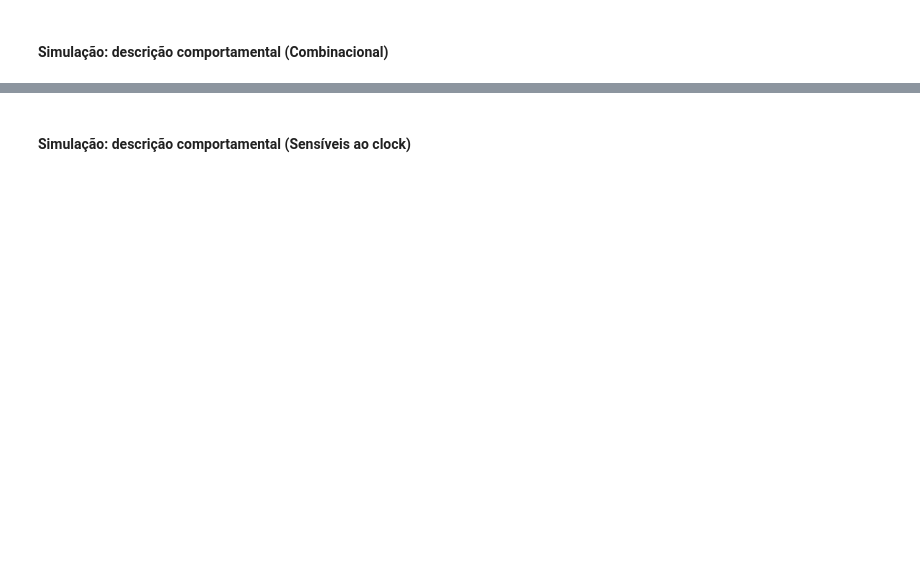
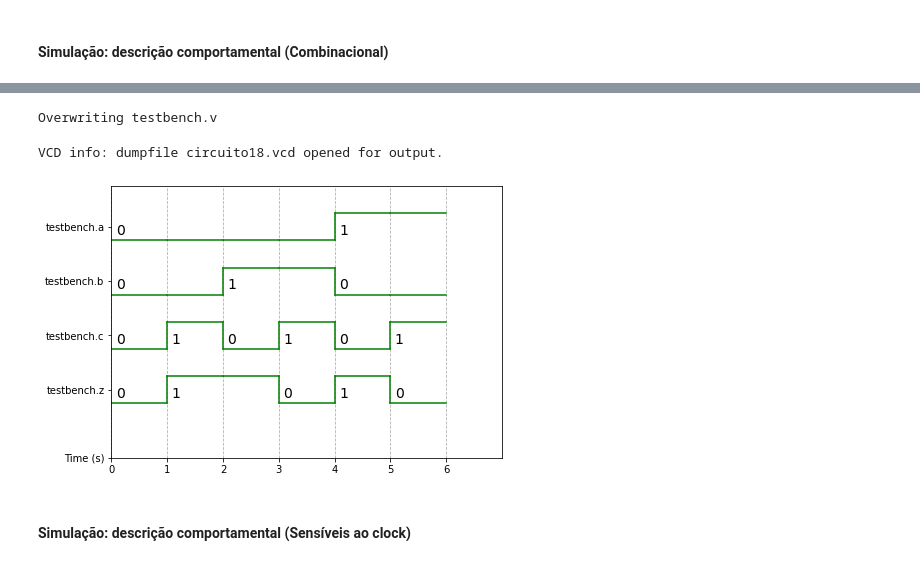
Before and after one commit to petrucior/verilog, a Jupyter notebook: verilog.ipynb, the cells around one changed output, grey strips where cells are left out. Saved outputs shown, nothing was run; the diff lists cells and outputs as text; code cells hidden in the pictures; blank space fills up the shorter version.

```diff
--- a/verilog.ipynb
+++ b/verilog.ipynb
@@ -2810,6 +2777,79 @@ endmodule
+# %%
+%%file testbench.v
+`include "circuito.sv"
+
+module testbench();
+  reg a, b, c;
+  wire z, w;
+
+  parameter period = 1;
+
+  circuito circuito18(.a(a),.b(b),.cin(c),.s(z), .cout(w));
+
+  initial begin
+    $dumpfile("circuito18.vcd");
+    $dumpvars;
+
+    a <= 0;
+    b <= 0;
+    c <= 0;
+    #period;
+
+    a <= 0;
+    b <= 0;
+    c <= 1;
+    #period;
+
+    a <= 0;
+    b <= 1;
+    c <= 0;
+    #period;
+
+    a <= 0;
+    b <= 1;
+    c <= 1;
+    #period;
+
+    a <= 1;
+    b <= 0;
+    c <= 0;
+    #period;
+
+    a <= 1;
+    b <= 0;
+    c <= 1;
+    #period;
+
+    a <= 1;
+    b <= 1;
+    c <= 0;
+    #period;
+
+    a <= 1;
+    b <= 1;
+    c <= 1;
+    #period;
+
+    $dumpoff;
+    $finish;
+  end
+endmodule
+# %% [output]
+Overwriting testbench.v
 # %%
 %%bash
-iverilog circuito.v -o circuito
-vvp circuito
+iverilog testbench.v -o circuito_testbench
+vvp circuito_testbench
+# %% [output]
+VCD info: dumpfile circuito18.vcd opened for output.
+# %%
+%%waveform circuito18.vcd
+
+sign_list = ['testbench.a','testbench.b', 'testbench.c', 'testbench.z']
+time_begin = 0
+time_end = 6
+base = 'bin' # bin, dec, dec2, hex, octal
+# %% [output]
+[figure, added]
 # %% [markdown]
 #### Simulação: descrição comportamental (Sensíveis ao clock)
```
Also changed, not shown: parts of 39 cells of this notebook.
